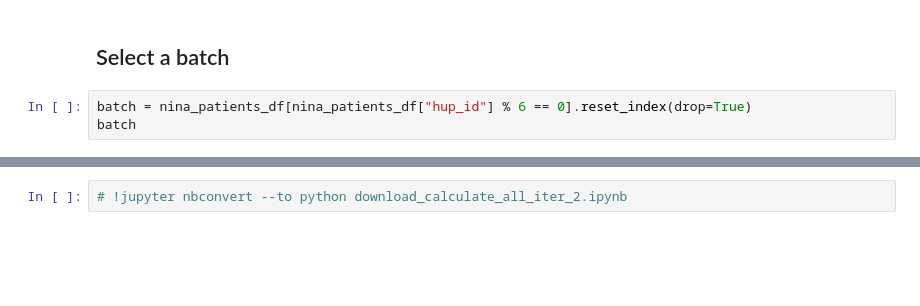
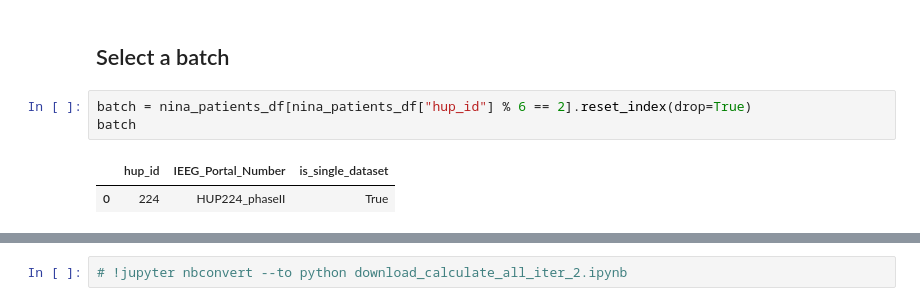
Before and after one commit to devincma/asm_synchrony_paper, a Jupyter notebook: spikes/download_calculate_all_iter_2.ipynb, the cells around one changed output, grey strips where cells are left out. Drawn from its saved outputs; the diff is of its cells as text; blank space fills up the shorter version.

```diff
--- a/spikes/download_calculate_all_iter_2.ipynb
+++ b/spikes/download_calculate_all_iter_2.ipynb
@@ -165,8 +162,11 @@ nina_patients_df[nina_patients_df["hup_id"] % 6 == 5].reset_index(drop=True)
 # %% [markdown]
 ## Select a batch
 # %%
-batch = nina_patients_df[nina_patients_df["hup_id"] % 6 == 0].reset_index(drop=True)
+batch = nina_patients_df[nina_patients_df["hup_id"] % 6 == 2].reset_index(drop=True)
 batch
+# %% [output]
+|  | hup_id | IEEG_Portal_Number | is_single_dataset |
+| 0 | 224 | HUP224_phaseII | True |
 # %%
 def create_pwd_file(username, password, fname=None):
     if fname is None:
```
Also changed, not shown: parts of 11 cells of this notebook, 7 other files.
